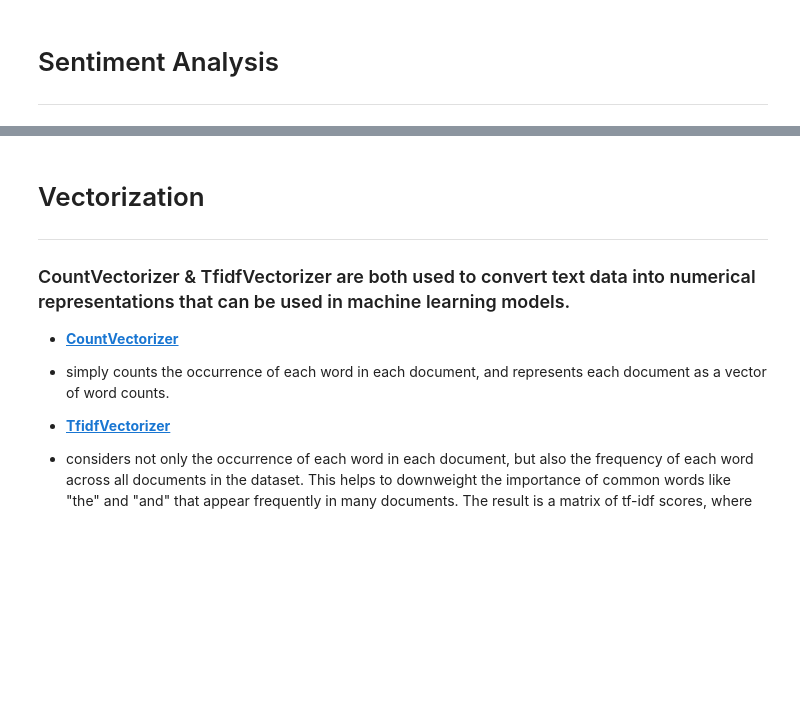
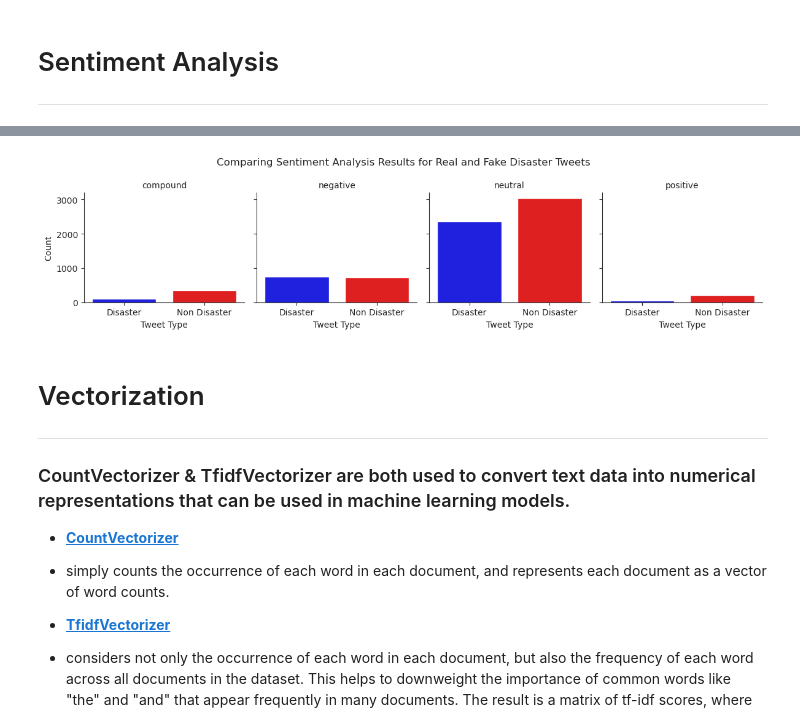
Before and after one commit to b3ccaMR/NLP-Disaster-Tweets, a Jupyter notebook: nlp-tweets.ipynb, the cells around one changed output, grey strips where cells are left out. Cells and saved outputs as stored; diff of their text form; code cells hidden in the pictures; blank space fills up the shorter version.

```diff
--- a/nlp-tweets.ipynb
+++ b/nlp-tweets.ipynb
@@ -235,3 +264,23 @@ sentiment_df_val.head()
+# %%
+sentiment_counts = pd.DataFrame()
+sentiment_counts['Real_Tweets'] = sentiment_real.groupby(['max_type']).size()
+sentiment_counts['Fake_Tweets'] = sentiment_fake.groupby(['max_type']).size()
+
+# reshape the DataFrame for plotting
+sentiment_counts = sentiment_counts.reset_index()
+sentiment_counts = pd.melt(sentiment_counts, id_vars=['max_type'], var_name='tweet_type', value_name='count')
+
+# create the FacetGrid and plot the data
+g = sns.FacetGrid(sentiment_counts, col='max_type', margin_titles=True)
+g.map(sns.barplot, 'tweet_type', 'count', palette=["blue", "red"])
+g.set_axis_labels('Tweet Type', 'Count')
+g.set_titles(col_template='{col_name}')
+g.set_xticklabels(['Disaster', 'Non Disaster'])
+g.fig.suptitle('Comparing Sentiment Analysis Results for Real and Fake Disaster Tweets')
+plt.subplots_adjust(top=0.79)
+plt.show()
+# %% [output]
+[figure, added]
 # %% [markdown]
 # Vectorization
 ---
```
Also changed, not shown: parts of 7 cells of this notebook.
